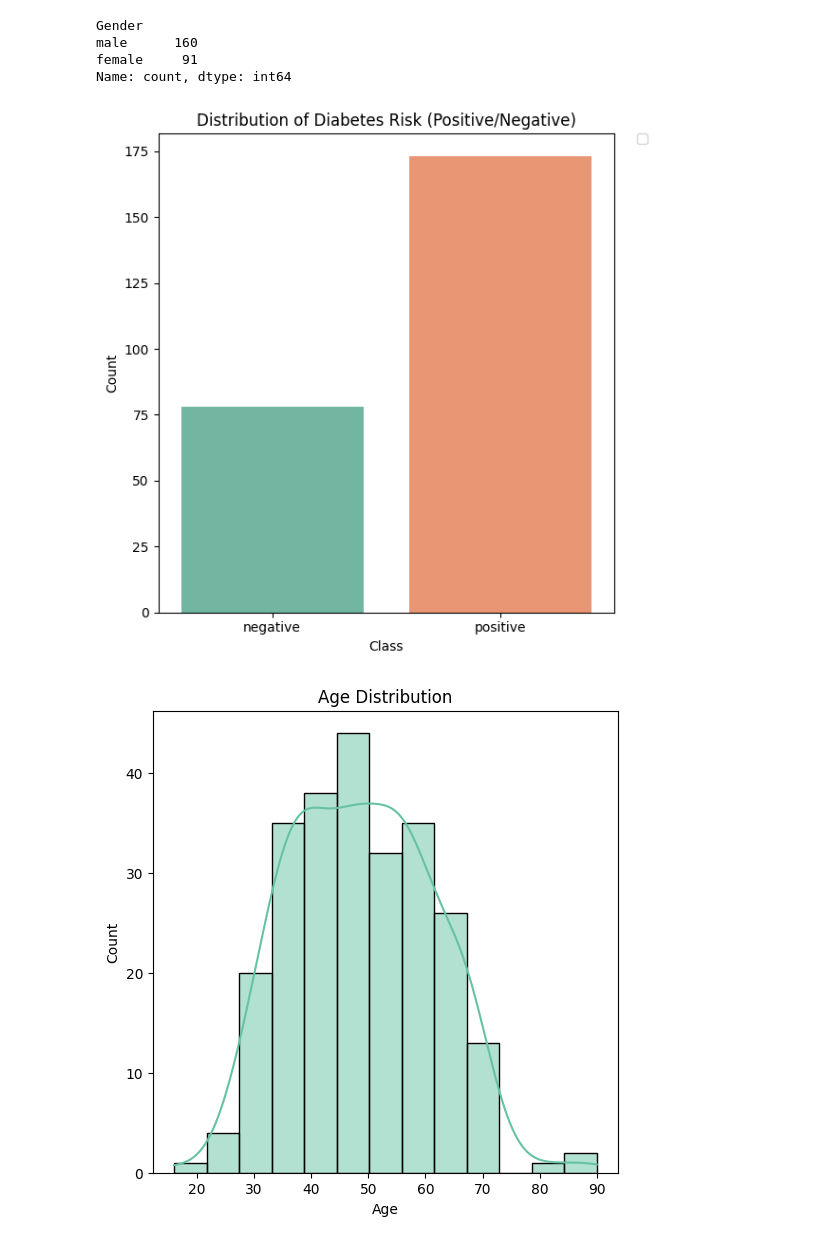
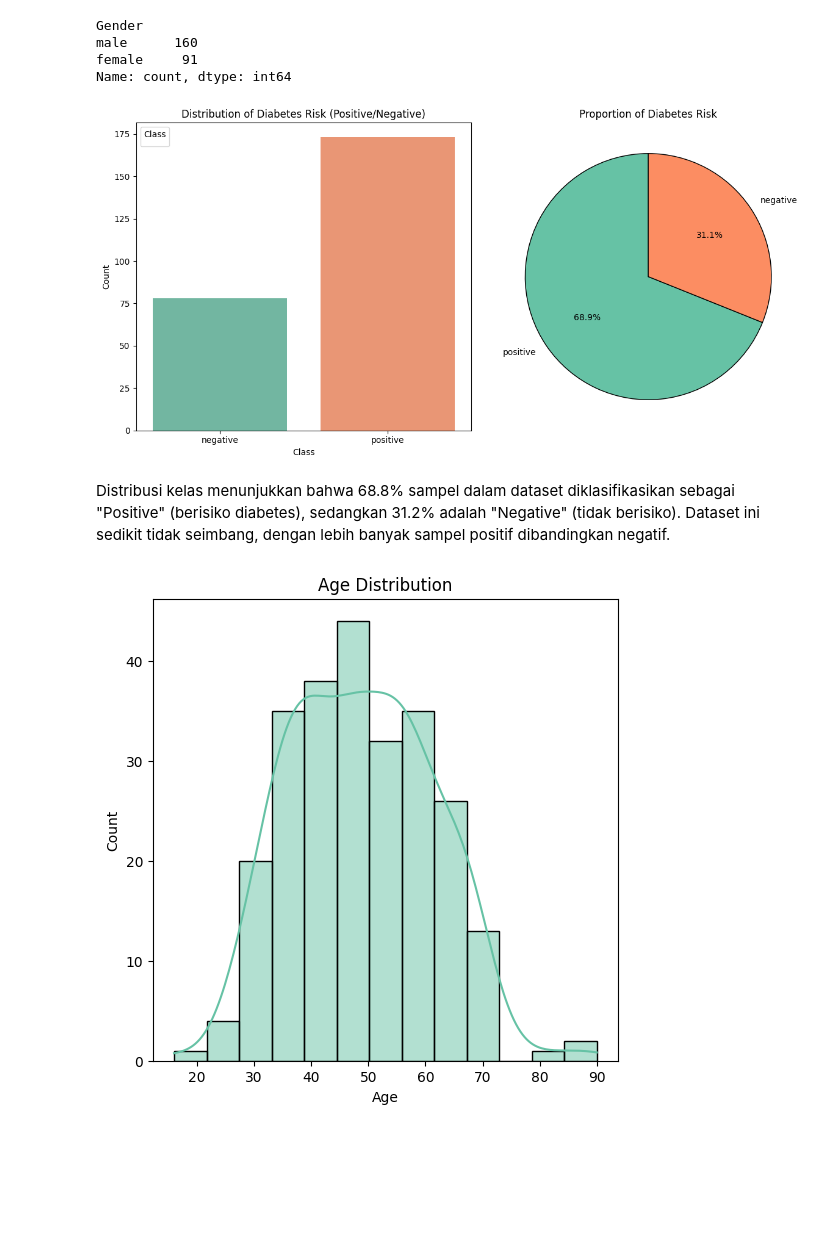
Before and after one commit to Ax3lrod/diabetes-risk-prediction-eda, a Jupyter notebook: eda.ipynb, the cells around one changed output. Saved outputs shown, nothing was run; the diff lists cells and outputs as text; code cells hidden in the pictures; blank space fills up the shorter version.

```diff
--- a/eda.ipynb
+++ b/eda.ipynb
@@ -145,16 +145,30 @@ female     91
 Name: count, dtype: int64
 # %%
 # Visualisasi setiap label (class)
-plt.figure(figsize=(6, 6))
+plt.figure(figsize=(12, 6))
+
+# Countplot
+plt.subplot(1, 2, 1)
 sns.countplot(x='class', hue='class', data=data, palette='Set2')
 plt.title('Distribution of Diabetes Risk (Positive/Negative)')
 plt.xlabel('Class')
 plt.ylabel('Count')
-plt.legend(bbox_to_anchor=(1.05, 1), loc='upper left', borderaxespad=0)
+plt.legend(title='Class')
 plt.tight_layout()
+
+# Pie chart
+plt.subplot(1, 2, 2)
+data['class'].value_counts().plot.pie(
+    autopct='%1.1f%%', startangle=90, colors=sns.color_palette('Set2'), wedgeprops={'edgecolor': 'black'}
+)
+plt.title('Proportion of Diabetes Risk')
+plt.ylabel('')  # Hide y-label
+
 plt.show()
 # %% [output]
-[figure, old version]
+[figure, new version]
+# %% [markdown]
+Distribusi kelas menunjukkan bahwa 68.8% sampel dalam dataset diklasifikasikan sebagai "Positive" (berisiko diabetes), sedangkan 31.2% adalah "Negative" (tidak berisiko). Dataset ini sedikit tidak seimbang, dengan lebih banyak sampel positif dibandingkan negatif.
 # %%
 # Membuat histogram untuk melihat distribusi usia dalam dataset
 plt.figure(figsize=(6, 6))
```
Also changed, not shown: parts of 15 cells of this notebook.
